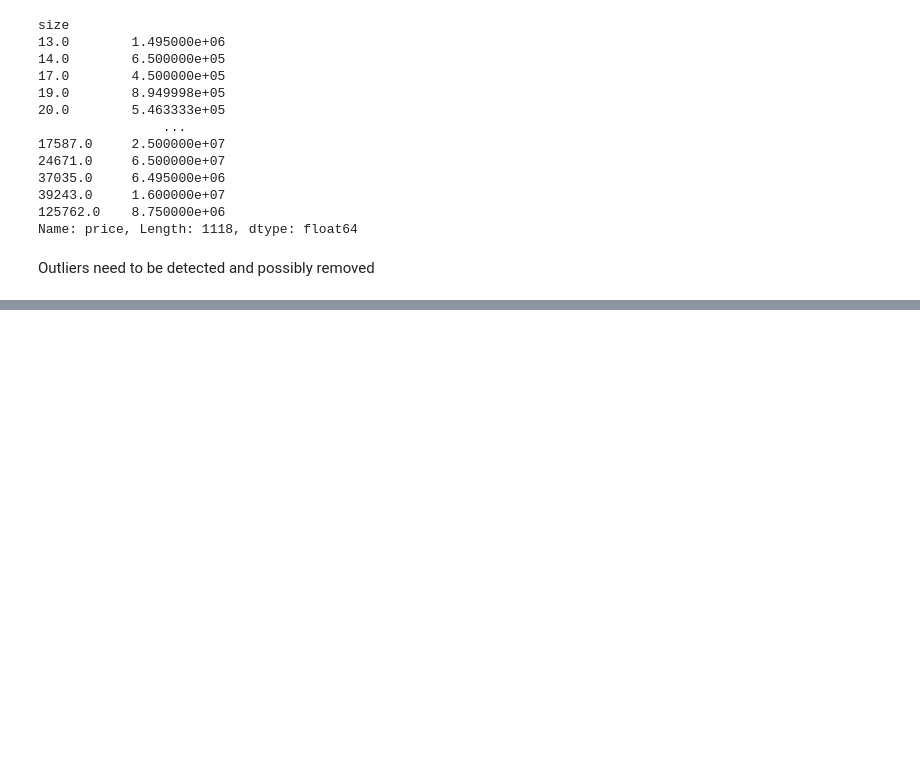
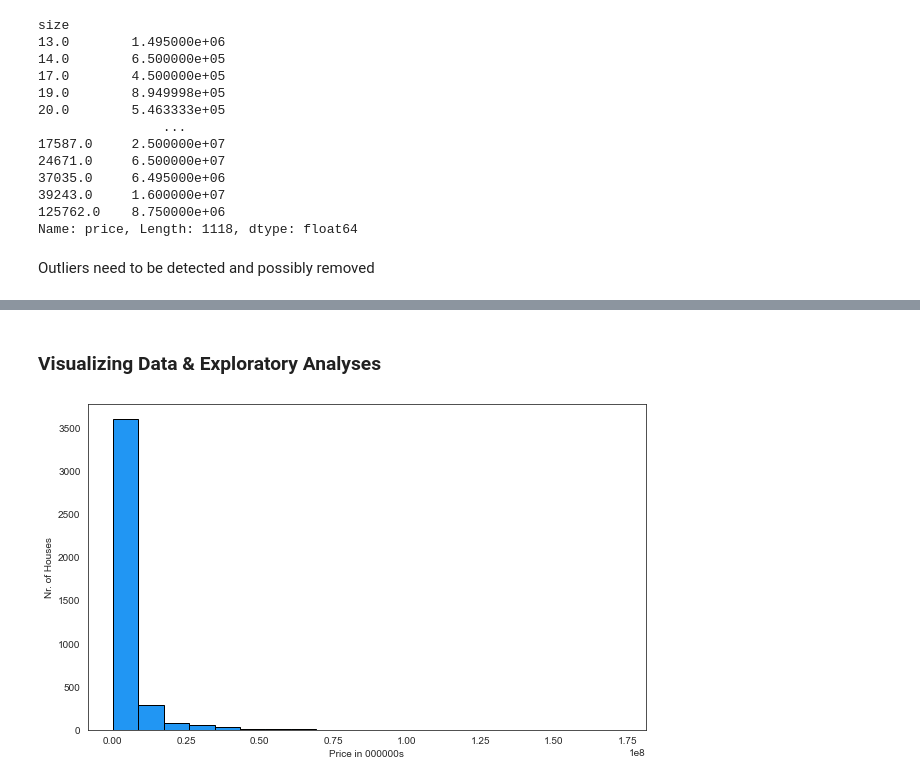
Before and after one commit to sohanasingh/Cape-Town-Property-Valuation-Tool, a Jupyter notebook: PropertyValuation_Model-1.ipynb, the cells around one changed output, grey strips where cells are left out. Cells and saved outputs as stored; diff of their text form; code cells hidden in the pictures; blank space fills up the shorter version.

```diff
--- a/PropertyValuation_Model-1.ipynb
+++ b/PropertyValuation_Model-1.ipynb
@@ -274,0 +298,11 @@ sns.boxplot(x=ct_data['Parking Spaces'])
+# %%
+ct_data['price'].fillna((ct_data['price'].mean()), inplace=True)
+ct_data['size'] = ct_data['size'].fillna(ct_data.groupby('price')['size'].transform('mean'))
+ct_data['size'].fillna((ct_data['size'].mean()), inplace=True)
+ct_data['Bedrooms'] = ct_data['Bedrooms'].fillna(ct_data.groupby('price')['Bedrooms'].transform('median'))
+ct_data['Bathrooms'] = ct_data['Bathrooms'].fillna(ct_data.groupby('price')['Bathrooms'].transform('median'))
+ct_data['Parking Spaces'] = ct_data['Parking Spaces'].fillna(ct_data.groupby('price')['Parking Spaces'].transform('median'))
+ct_data['Bedrooms'].fillna((ct_data['Bedrooms'].median()), inplace=True)
+ct_data['Bathrooms'].fillna((ct_data['Bathrooms'].median()), inplace=True)
+ct_data['Parking Spaces'].fillna((ct_data['Parking Spaces'].median()), inplace=True)
+ct_data.isnull().sum()
@@ -276,0 +343,3 @@ sns.boxplot(x=ct_data['Parking Spaces'])
+# %%
+ct_data_encode = pd.get_dummies(ct_data, columns=["location", "property_type"], drop_first=True)
+ct_data_encode.head()
@@ -277,3 +370,6 @@ sns.boxplot(x=ct_data['Parking Spaces'])
+# %%
+#The address column will not be used
+ct_data_encode= ct_data_encode.drop(columns = ['address'])
 # %%
 #Function to get rid of outliers
 def get_outliers(X, outliers_fraction=0.25):
@@ -282,6 +378,6 @@ def get_outliers(X, outliers_fraction=0.25):
     result = clf.predict(X)
     return result
 # %%
-ct_data2 = ct_data[get_outliers(ct_data.drop(columns=['id']), 0.15)==1]
+ct_data2= ct_data_encode[get_outliers(ct_data_encode.drop(columns=['id']), 0.15)==1]
 ct_data2.describe()
 # %% [output]
@@ -288,0 +394,10 @@ ValueError: could not convert string to float: 'Green Point'
+# %% [markdown]
+### Visualizing Data & Exploratory Analyses
+# %%
+plt.figure(figsize=(10, 6))
+plt.hist(ct_data2['price'], bins=20, ec='black', color='#2196f3')
+plt.xlabel('Price in 000000s')
+plt.ylabel('Nr. of Houses')
+plt.show()
+# %% [output]
+[figure, added]
```
Also changed, not shown: parts of 27 cells of this notebook.
